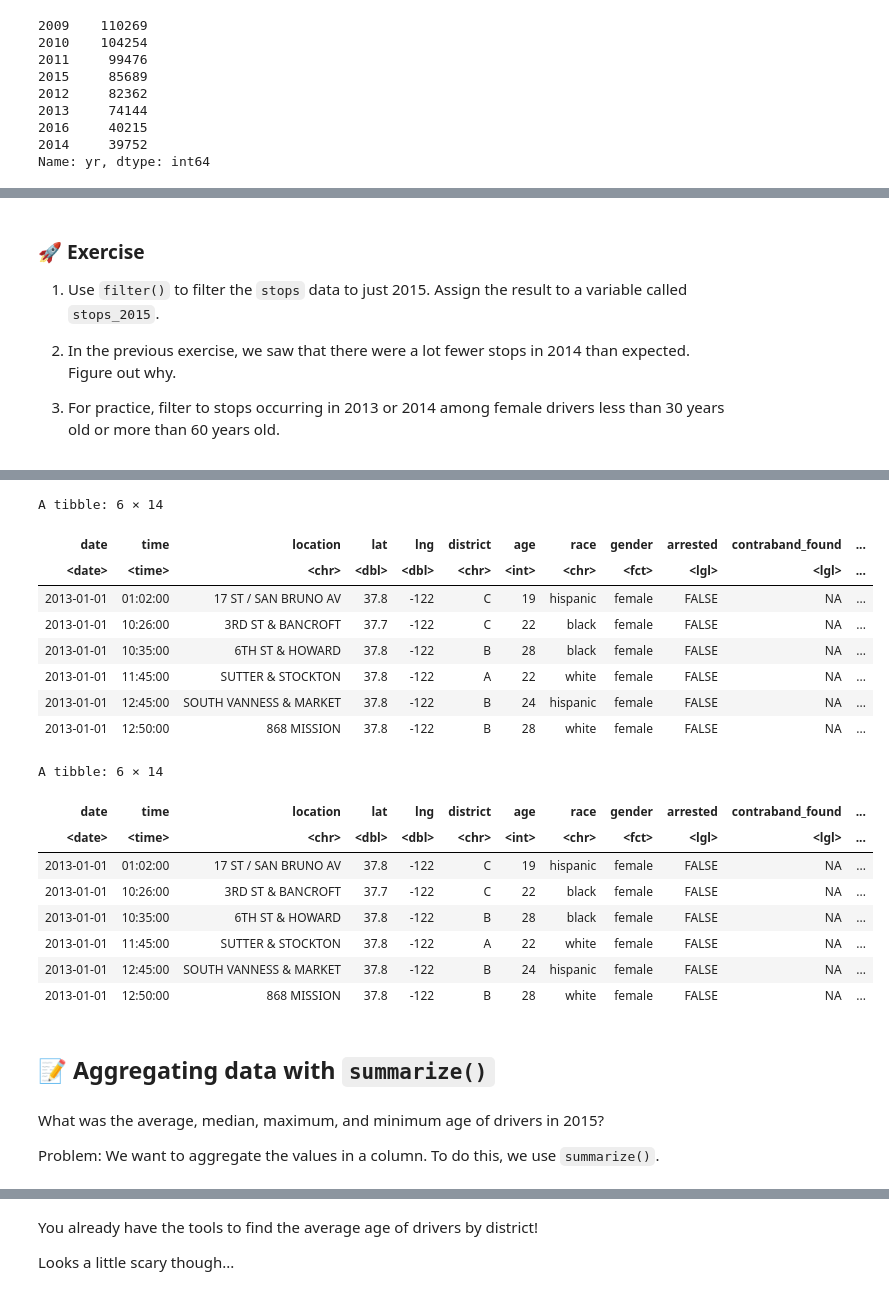
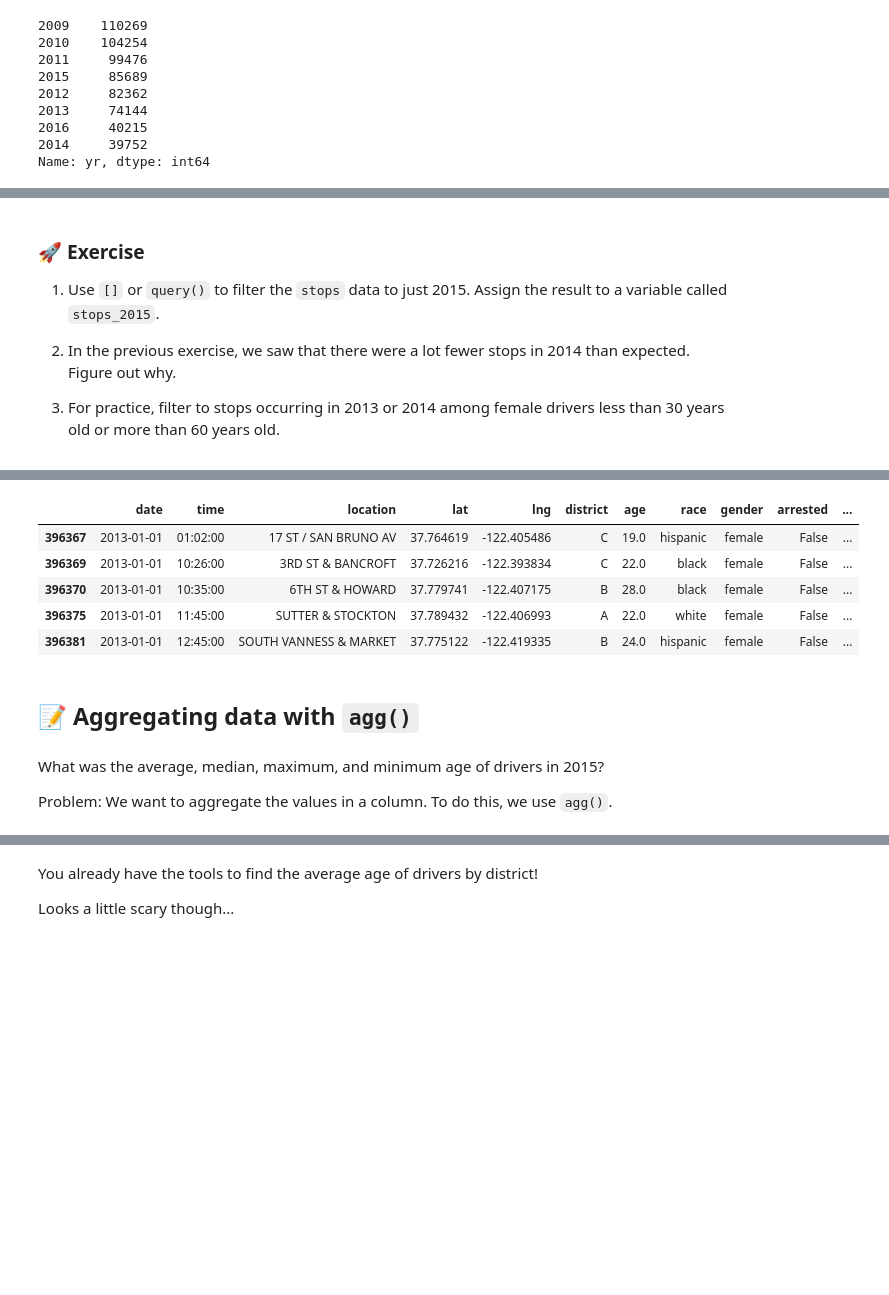
Before and after one commit to joshuagrossman/dsb-win-2023, a Jupyter notebook: opp-munging-plotting/opp-1-answers-python.ipynb, the cells around one changed output, grey strips where cells are left out. Drawn from its saved outputs; the diff is of its cells as text; code cells hidden in the pictures; blank space fills up the shorter version.

```diff
--- a/opp-munging-plotting/opp-1-answers-python.ipynb
+++ b/opp-munging-plotting/opp-1-answers-python.ipynb
@@ -273,7 +263,7 @@ A tibble: 6 × 13
 # %% [markdown]
 ### 🚀 Exercise
 
-1. Use `filter()` to filter the `stops` data to just 2015. Assign the result to a variable called `stops_2015`.
+1. Use `[]` or `query()` to filter the `stops` data to just 2015. Assign the result to a variable called `stops_2015`.
 
 2. In the previous exercise, we saw that there were a lot fewer stops in 2014 than expected. Figure out why.
 
@@ -284,43 +274,27 @@ A tibble: 6 × 13
 # START
 
 # 1.
-stops_2015 = stops_w_yr %>%
-    filter(yr == 2015)
+stops_2015 = stops_w_yr[stops_w_yr.yr==2015]
+
+# 1., alternative
+stops_2015 = stops_w_yr.query('yr==2015')
 
 # 2.
-stops_2014 = stops_w_yr %>%
-    filter(yr == 2014)
+stops_2014 = stops_w_yr.query('yr==2014')
 
 # 2014 only covers stops before May 31
-print(range(stops_2014$date))
-
-# 2., but using only one pipe.
-# `pull(x, y)` has the same effect as `x$y`, but is more easily pipe-able.
-# Similar to how add(x,y) is the same as `x+y`.
-# `$` and `+` are called infix functions
-stops_w_yr %>%
-    filter(yr == 2014) %>%
-    pull(date) %>%
-    range() %>%
-    print()
+print(stops_2014.date.min())
+print(stops_2014.date.max())
 
 # 3.
-stops_w_yr %>%
-    filter(
-        (yr == 2013 | yr == 2014) &
-        (gender == 'female') &
+(
+    stops_w_yr
+    .query("""
+        (yr == 2013 | yr == 2014) &\
+        (gender == 'female') &\
         (age < 30 | age > 60)
-    ) %>%
-    head()
-
-# 3., but more compact
-# comma-separate conditions in `filter()` are combined with `&`
-stops_w_yr %>%
-    filter(
-        yr %in% c(2013, 2014),
-        gender == 'female',
-        age < 30 | age > 60
-    ) %>%
-    head()
+    """)
+    .head()
+)
 # END
 # %% [output]
@@ -329,26 +303,14 @@ stops_w_yr %>%
-A tibble: 6 × 14
-| date | time | location | lat | lng | district | age | race | gender | arrested | contraband_found | ... |
-| <date> | <time> | <chr> | <dbl> | <dbl> | <chr> | <int> | <chr> | <fct> | <lgl> | <lgl> | ... |
-| 2013-01-01 | 01:02:00 | 17 ST / SAN BRUNO AV | 37.8 | -122 | C | 19 | hispanic | female | FALSE | NA | ... |
-| 2013-01-01 | 10:26:00 | 3RD ST & BANCROFT | 37.7 | -122 | C | 22 | black | female | FALSE | NA | ... |
-| 2013-01-01 | 10:35:00 | 6TH ST & HOWARD | 37.8 | -122 | B | 28 | black | female | FALSE | NA | ... |
-| 2013-01-01 | 11:45:00 | SUTTER & STOCKTON | 37.8 | -122 | A | 22 | white | female | FALSE | NA | ... |
-| 2013-01-01 | 12:45:00 | SOUTH VANNESS & MARKET | 37.8 | -122 | B | 24 | hispanic | female | FALSE | NA | ... |
-| 2013-01-01 | 12:50:00 | 868 MISSION | 37.8 | -122 | B | 28 | white | female | FALSE | NA | ... |
+|  | date | time | location | lat | lng | district | age | race | gender | arrested | ... |
+| 396367 | 2013-01-01 | 01:02:00 | 17 ST / SAN BRUNO AV | 37.764619 | -122.405486 | C | 19.0 | hispanic | female | False | ... |
+| 396369 | 2013-01-01 | 10:26:00 | 3RD ST & BANCROFT | 37.726216 | -122.393834 | C | 22.0 | black | female | False | ... |
+| 396370 | 2013-01-01 | 10:35:00 | 6TH ST & HOWARD | 37.779741 | -122.407175 | B | 28.0 | black | female | False | ... |
+| 396375 | 2013-01-01 | 11:45:00 | SUTTER & STOCKTON | 37.789432 | -122.406993 | A | 22.0 | white | female | False | ... |
+| 396381 | 2013-01-01 | 12:45:00 | SOUTH VANNESS & MARKET | 37.775122 | -122.419335 | B | 24.0 | hispanic | female | False | ... |
-A tibble: 6 × 14
-| date | time | location | lat | lng | district | age | race | gender | arrested | contraband_found | ... |
-| <date> | <time> | <chr> | <dbl> | <dbl> | <chr> | <int> | <chr> | <fct> | <lgl> | <lgl> | ... |
-| 2013-01-01 | 01:02:00 | 17 ST / SAN BRUNO AV | 37.8 | -122 | C | 19 | hispanic | female | FALSE | NA | ... |
-| 2013-01-01 | 10:26:00 | 3RD ST & BANCROFT | 37.7 | -122 | C | 22 | black | female | FALSE | NA | ... |
-| 2013-01-01 | 10:35:00 | 6TH ST & HOWARD | 37.8 | -122 | B | 28 | black | female | FALSE | NA | ... |
-| 2013-01-01 | 11:45:00 | SUTTER & STOCKTON | 37.8 | -122 | A | 22 | white | female | FALSE | NA | ... |
-| 2013-01-01 | 12:45:00 | SOUTH VANNESS & MARKET | 37.8 | -122 | B | 24 | hispanic | female | FALSE | NA | ... |
-| 2013-01-01 | 12:50:00 | 868 MISSION | 37.8 | -122 | B | 28 | white | female | FALSE | NA | ... |
 # %% [markdown]
-## 📝 Aggregating data with `summarize()`
+## 📝 Aggregating data with `agg()`
 # %% [markdown]
 What was the average, median, maximum, and minimum age of drivers in 2015?
 
-Problem: We want to aggregate the values in a column. To do this, we use `summarize()`.
+Problem: We want to aggregate the values in a column. To do this, we use `agg()`.
 # %%
 # Old method.
```
Also changed, not shown: parts of 46 cells of this notebook, 1 other file.
